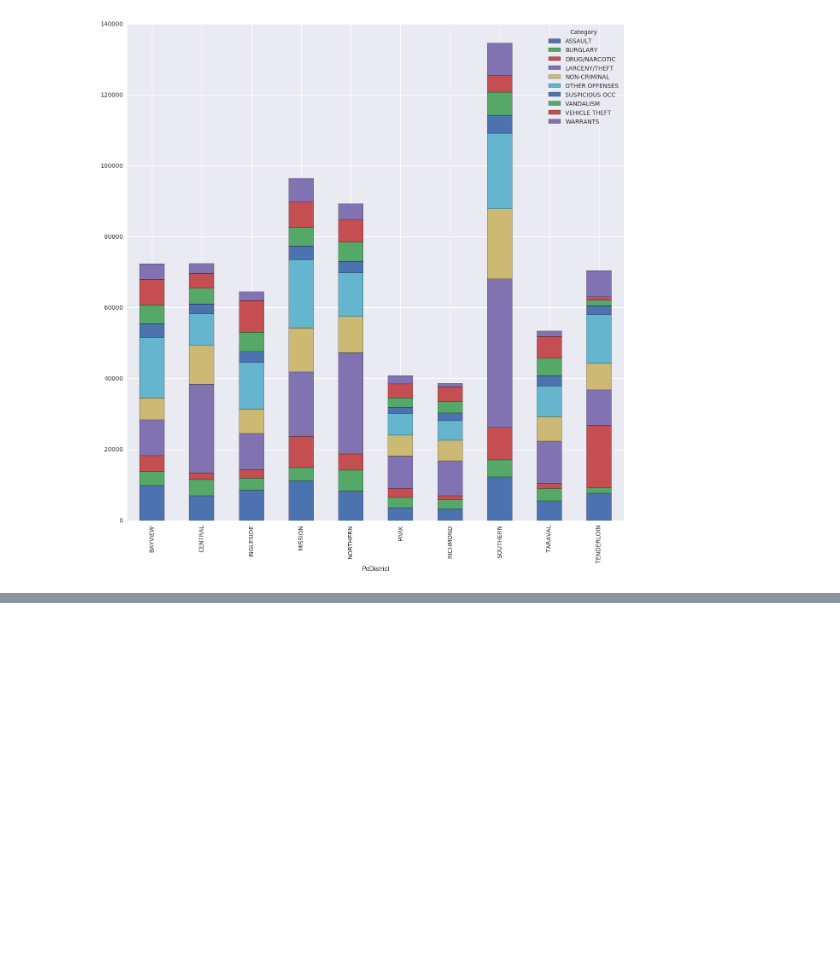
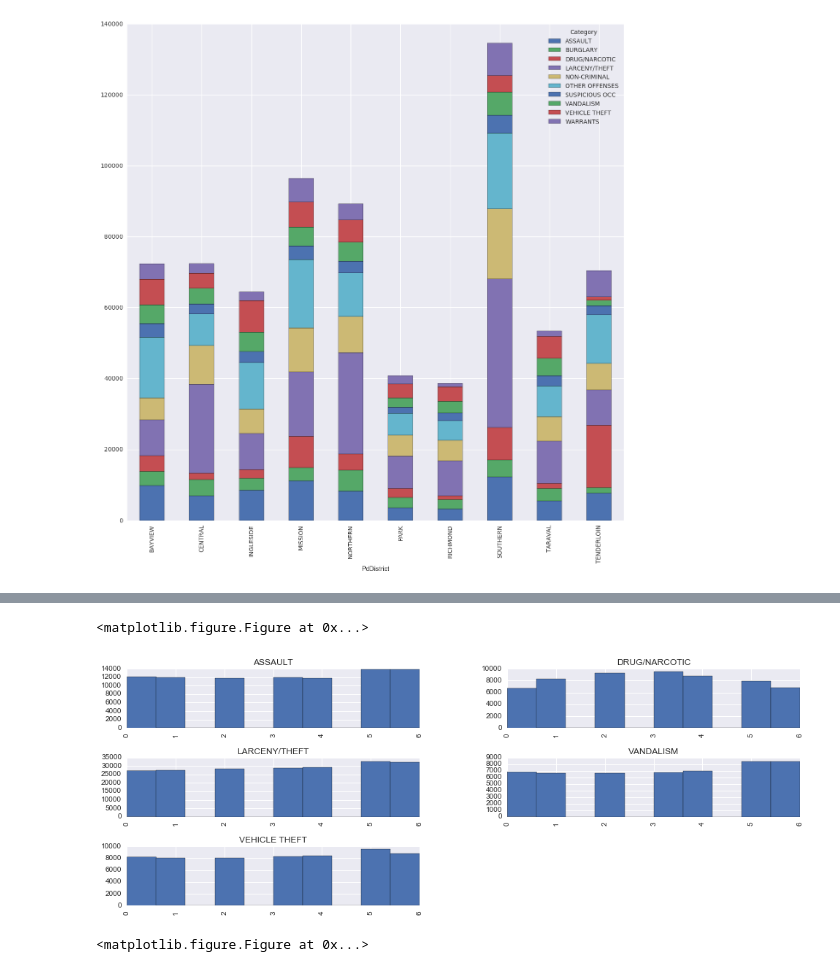
Before and after one commit to jinxinma/ml_project, a Jupyter notebook: EDA.ipynb, the cells around one changed output, grey strips where cells are left out. Saved outputs shown, nothing was run; the diff lists cells and outputs as text; code cells hidden in the pictures; blank space fills up the shorter version.

```diff
--- a/EDA.ipynb
+++ b/EDA.ipynb
@@ -156,0 +150,6 @@ plt.show()
+# %%
+train = pd.read_csv("data/train_reduced.csv")
+test = pd.read_csv("data/test_reduced.csv")
+X_train = train
+y_train = train['Category']
+X_train.head()
@@ -156,0 +163,19 @@ plt.show()
+# %%
+def feature_engineering(data):
+    data['Dates'] = pd.to_datetime(data['Dates'], format="%m/%d/%y %H:%M")
+    data['Day'] = data['Dates'].dt.day
+    data['Month'] = data['Dates'].dt.month
+    data['Year'] = data['Dates'].dt.year
+    data['Hour'] = data['Dates'].dt.hour
+    data['Minute'] = data['Dates'].dt.minute
+    data['DayOfWeek'] = data['Dates'].dt.dayofweek
+    data['WeekOfYear'] = data['Dates'].dt.weekofyear
+    return data
+# %%
+X_train = feature_engineering(X_train)
+X_train['DayOfWeek'].hist(by=X_train['Category'])
+plt.figure(figsize=(width, height))
+# %% [output]
+<matplotlib.figure.Figure at 0x...>
+[figure, added]
+<matplotlib.figure.Figure at 0x...>
```
Also changed, not shown: parts of 12 cells of this notebook, 1 other file.
